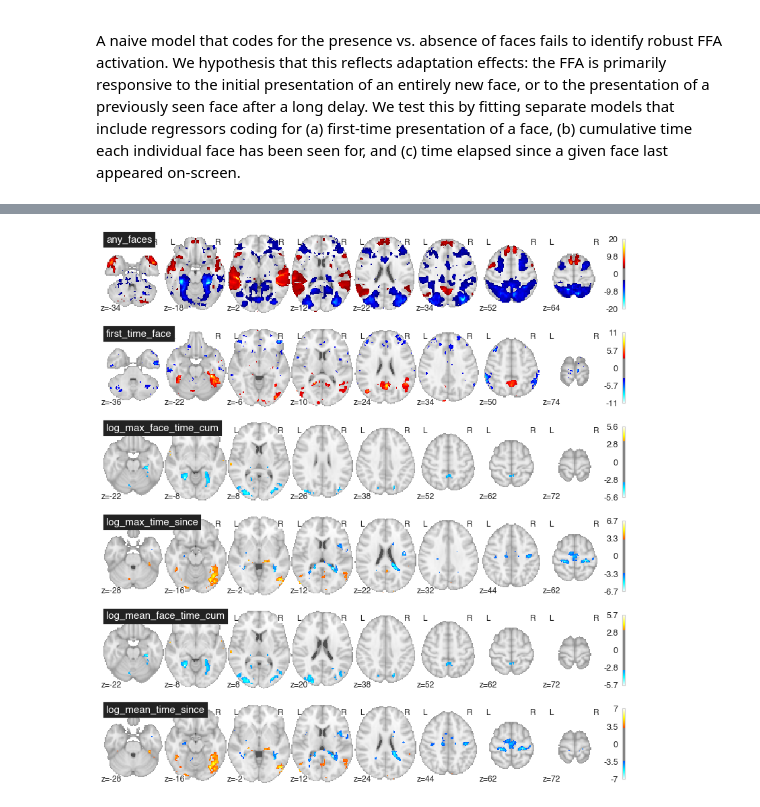
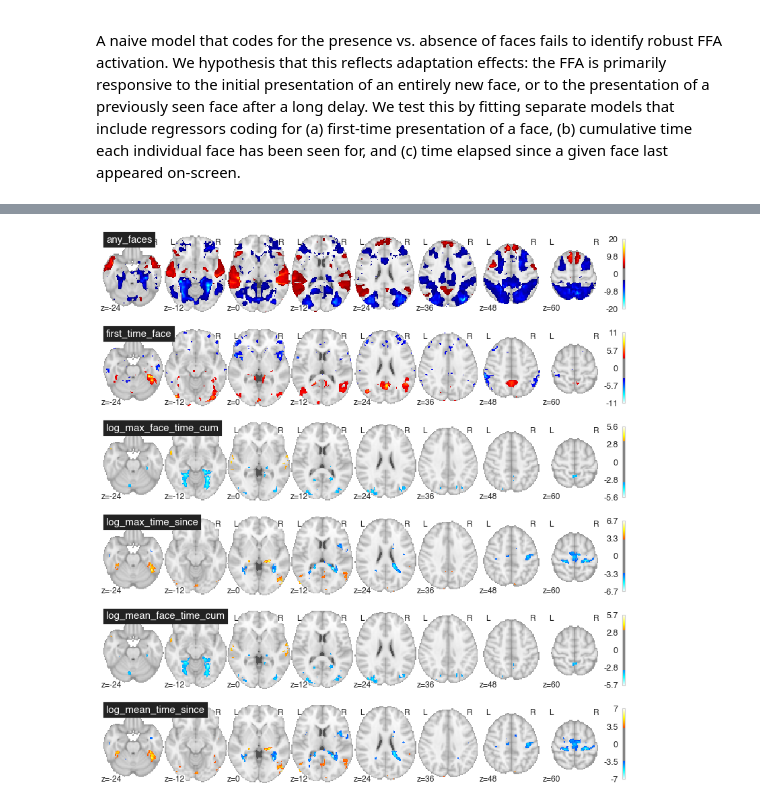
Before and after one commit to rbroc/neuroscout-paper, a Jupyter notebook: meta/02 - face features.ipynb, the cells around one changed output, grey strips where cells are left out. Drawn from its saved outputs; the diff is of its cells as text; code cells hidden in the pictures.

```diff
--- a/meta/02 - face features.ipynb
+++ b/meta/02 - face features.ipynb
@@ -14,5 +14,5 @@ for model, dsets in json_data.items():
         ids.extend(children.values())
     effects[eff_name] = ids
 
-process_set('facenet', effects, download=False, exclude=['SherlockMovie']);
+process_set('facenet', effects, download=True, exclude=['SherlockMovie']);
 # %% [output]
@@ -19,7 +25,7 @@ process_set('facenet', effects, download=False, exclude=['SherlockMovie']);
 Meta-analyzing 8 studies for effect 'any_faces'.
 Meta-analyzing 8 studies for effect 'first_time_face'.
 Meta-analyzing 8 studies for effect 'log_max_face_time_cum'.
 Meta-analyzing 8 studies for effect 'log_max_time_since'.
 Meta-analyzing 8 studies for effect 'log_mean_face_time_cum'.
 Meta-analyzing 8 studies for effect 'log_mean_time_since'.
-[figure, old version]
+[figure, new version]
```
Also changed, not shown: parts of 1 cell of this notebook, 4 other files.
